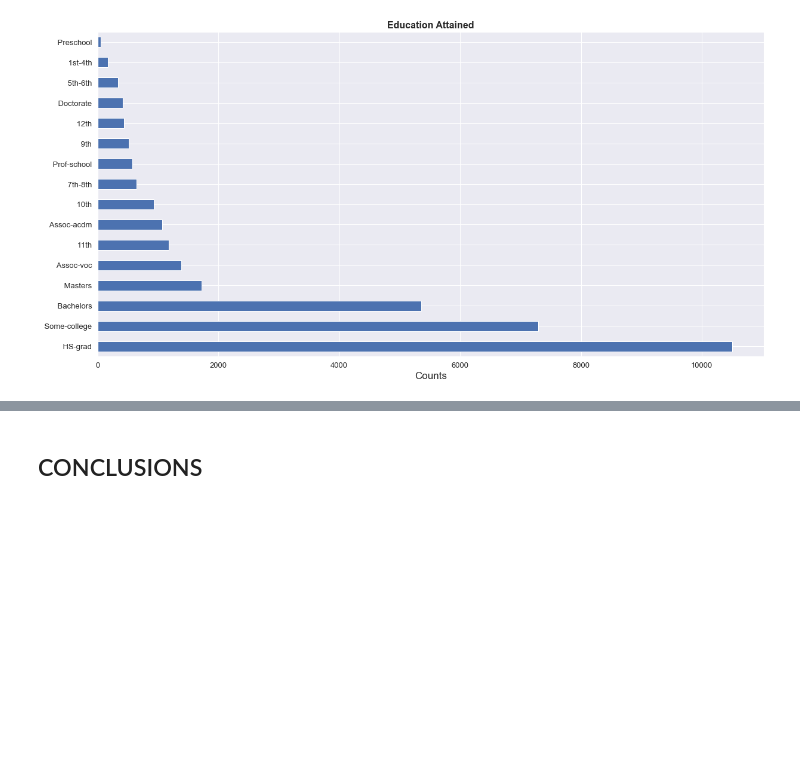
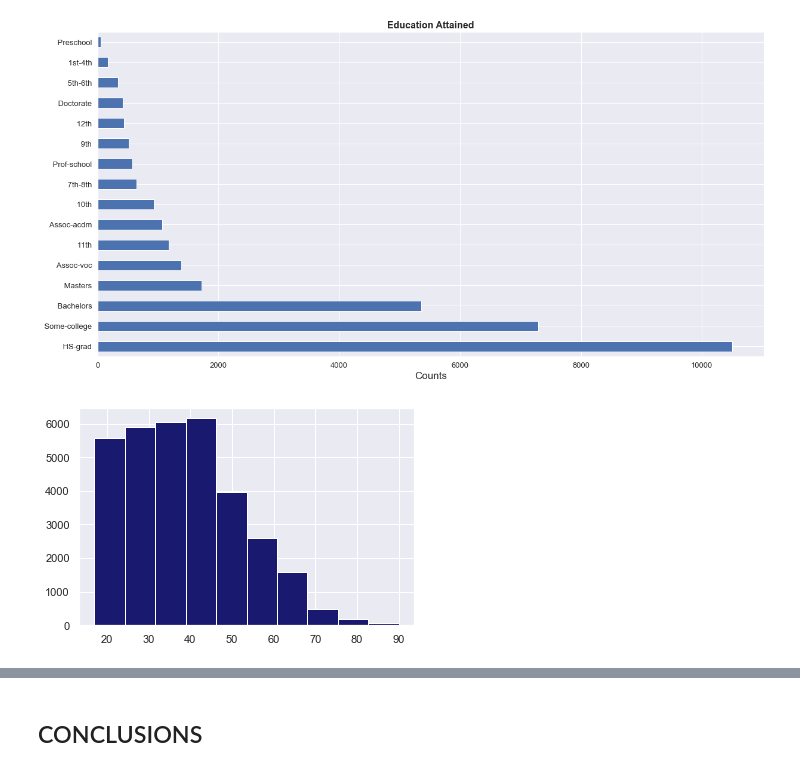
Before and after one commit to kingsolomonotooK7/Investigate_a_Dataset, a Jupyter notebook: Investigate_a_Dataset.ipynb, the cells around one changed output, grey strips where cells are left out. Saved outputs shown, nothing was run; the diff lists cells and outputs as text; code cells hidden in the pictures; blank space fills up the shorter version.

Commit message:
feat: adding more charts

```diff
--- a/Investigate_a_Dataset.ipynb
+++ b/Investigate_a_Dataset.ipynb
@@ -228,3 +228,7 @@ plt.title("Education Attained", fontsize = 16, fontweight = "bold")
 plt.xlabel("Counts", fontsize = 17 );
 # %% [output]
 [figure]
+# %%
+plt.hist(data['age'], color='midnightblue');
+# %% [output]
+[figure, added]
```
Also changed, not shown: parts of 1 cell of this notebook.
